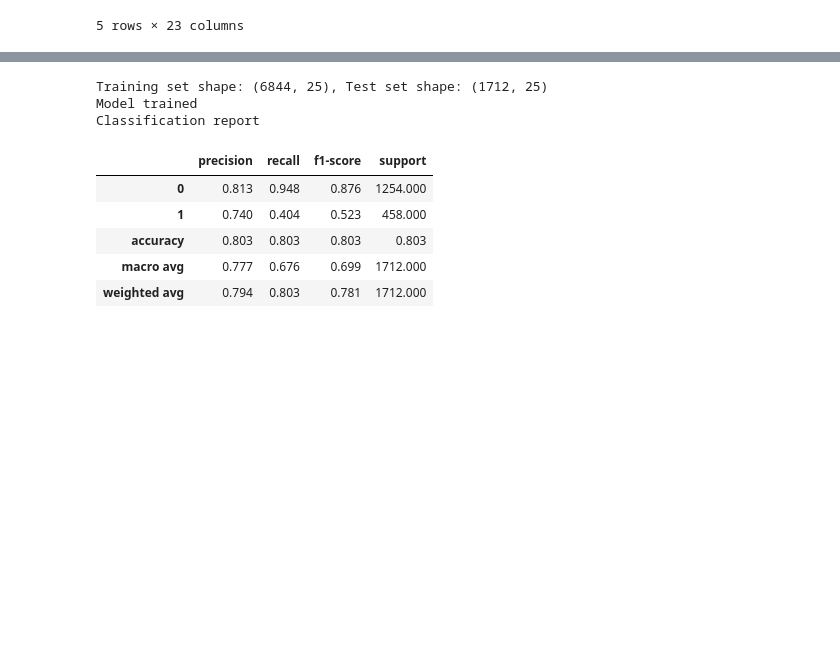
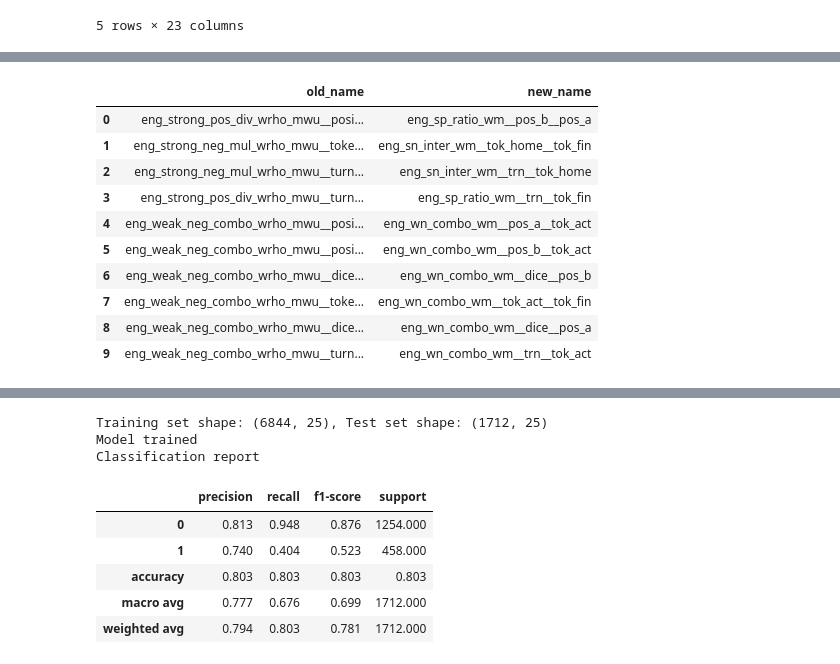
Before and after one commit to chizoalban2003-beep/Ludometrics-AI-Ethics, a Jupyter notebook: jupyter_notebooks/Feature_engineering.ipynb, the cells around one changed output, grey strips where cells are left out. Drawn from its saved outputs; the diff is of its cells as text; code cells hidden in the pictures; blank space fills up the shorter version.

```diff
--- a/jupyter_notebooks/Feature_engineering.ipynb
+++ b/jupyter_notebooks/Feature_engineering.ipynb
@@ -523,0 +622,77 @@ Top MWU-weighted base features (from Ludo_EDA Step 6d):
+# %%
+# STEP 3a — Improve engineered feature naming (compact, readable tags)
+
+if 'df_fe' not in globals():
+    raise RuntimeError('Run Step 3 first so engineered features exist in df_fe.')
+
+# Short transform aliases (keeps semantic meaning, reduces verbosity)
+transform_alias = {
+    'strong_pos_div_wrho_mwu': 'sp_ratio_wm',
+    'strong_neg_mul_wrho_mwu': 'sn_inter_wm',
+    'weak_neg_combo_wrho_mwu': 'wn_combo_wm',
+}
+
+# Compact feature token aliases
+feature_alias = {
+    'turn': 'trn',
+    'dice_roll': 'dice',
+    'token_moved': 'tok_mv',
+    'position_before': 'pos_b',
+    'position_after': 'pos_a',
+    'tokens_home': 'tok_home',
+    'tokens_active': 'tok_act',
+    'tokens_finished': 'tok_fin',
+    'captured_opponent': 'cap_opp',
+    'player_red': 'ply_red',
+    'player_blue': 'ply_blue',
+}
+
+def _short_token(name):
+    return feature_alias.get(str(name), str(name))
+
+eng_cols = [c for c in df_fe.columns if c.startswith('eng_')]
+rename_map = {}
+used_new = set(df_fe.columns)
+
+for col in eng_cols:
+    parts = col.split('__')
+    if len(parts) < 3:
+        continue
+
+    old_tag = parts[0].replace('eng_', '', 1)
+    f1 = parts[1]
+    f2 = parts[2]
+
+    new_tag = transform_alias.get(old_tag, old_tag)
+    base_new = f"eng_{new_tag}__{_short_token(f1)}__{_short_token(f2)}"
+
+    # Guarantee uniqueness if collision occurs
+    new_col = base_new
+    k = 2
+    while new_col in used_new and new_col != col:
+        new_col = f"{base_new}__v{k}"
+        k += 1
+
+    rename_map[col] = new_col
+    used_new.add(new_col)
+
+if rename_map:
+    df_fe = df_fe.rename(columns=rename_map).copy()
+
+    # Keep created-feature trackers aligned
+    if 'created_strong_pos' in globals():
+        created_strong_pos = [rename_map.get(c, c) for c in created_strong_pos]
+    if 'created_strong_neg' in globals():
+        created_strong_neg = [rename_map.get(c, c) for c in created_strong_neg]
+    if 'created_weak_neg' in globals():
+        created_weak_neg = [rename_map.get(c, c) for c in created_weak_neg]
+
+print(f'Renamed engineered features: {len(rename_map)}')
+if rename_map:
+    preview = pd.DataFrame(list(rename_map.items()), columns=['old_name', 'new_name'])
+    print('Example name changes:')
+    display(preview.head(10))
+    print('New naming format: eng_<short_transform>__<short_feature1>__<short_feature2>')
+else:
+    print('No engineered feature columns required renaming.')
+# %% [output]
@@ -523,0 +701,11 @@ Top MWU-weighted base features (from Ludo_EDA Step 6d):
+|  | old_name | new_name |
+| 0 | eng_strong_pos_div_wrho_mwu__posi... | eng_sp_ratio_wm__pos_b__pos_a |
+| 1 | eng_strong_neg_mul_wrho_mwu__toke... | eng_sn_inter_wm__tok_home__tok_fin |
+| 2 | eng_strong_neg_mul_wrho_mwu__turn... | eng_sn_inter_wm__trn__tok_home |
+| 3 | eng_strong_pos_div_wrho_mwu__turn... | eng_sp_ratio_wm__trn__tok_fin |
+| 4 | eng_weak_neg_combo_wrho_mwu__posi... | eng_wn_combo_wm__pos_a__tok_act |
+| 5 | eng_weak_neg_combo_wrho_mwu__posi... | eng_wn_combo_wm__pos_b__tok_act |
+| 6 | eng_weak_neg_combo_wrho_mwu__dice... | eng_wn_combo_wm__dice__pos_b |
+| 7 | eng_weak_neg_combo_wrho_mwu__toke... | eng_wn_combo_wm__tok_act__tok_fin |
+| 8 | eng_weak_neg_combo_wrho_mwu__dice... | eng_wn_combo_wm__dice__pos_a |
+| 9 | eng_weak_neg_combo_wrho_mwu__turn... | eng_wn_combo_wm__trn__tok_act |
```
Also changed, not shown: parts of 8 cells of this notebook, 1 other file.
